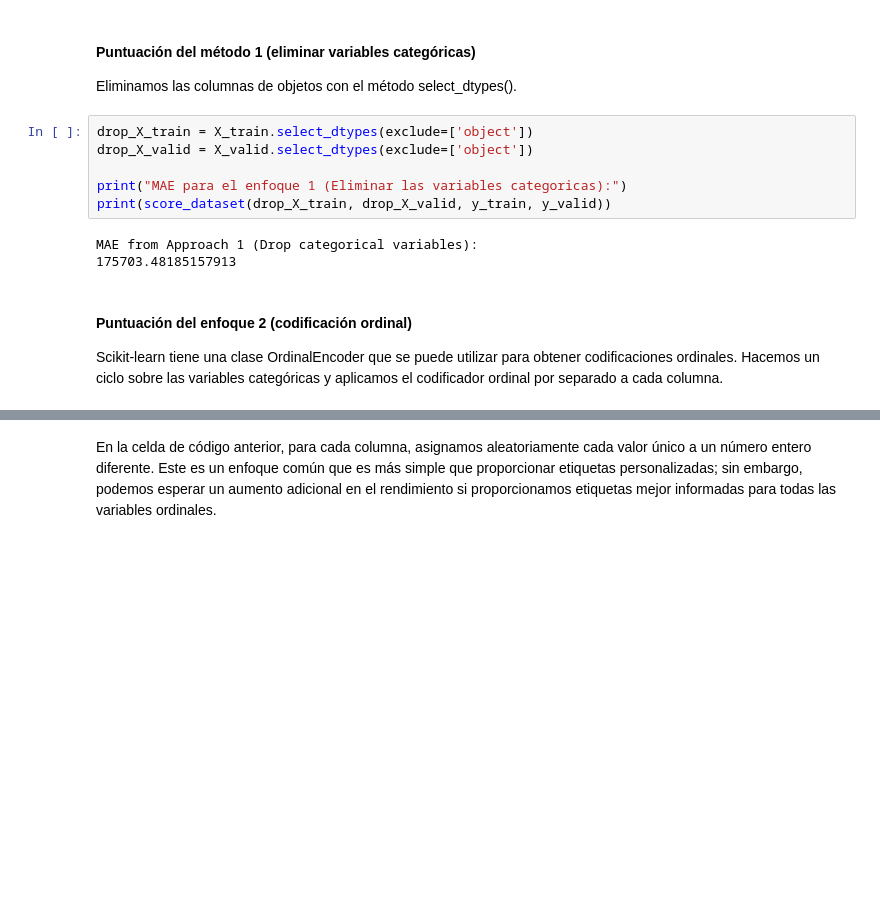
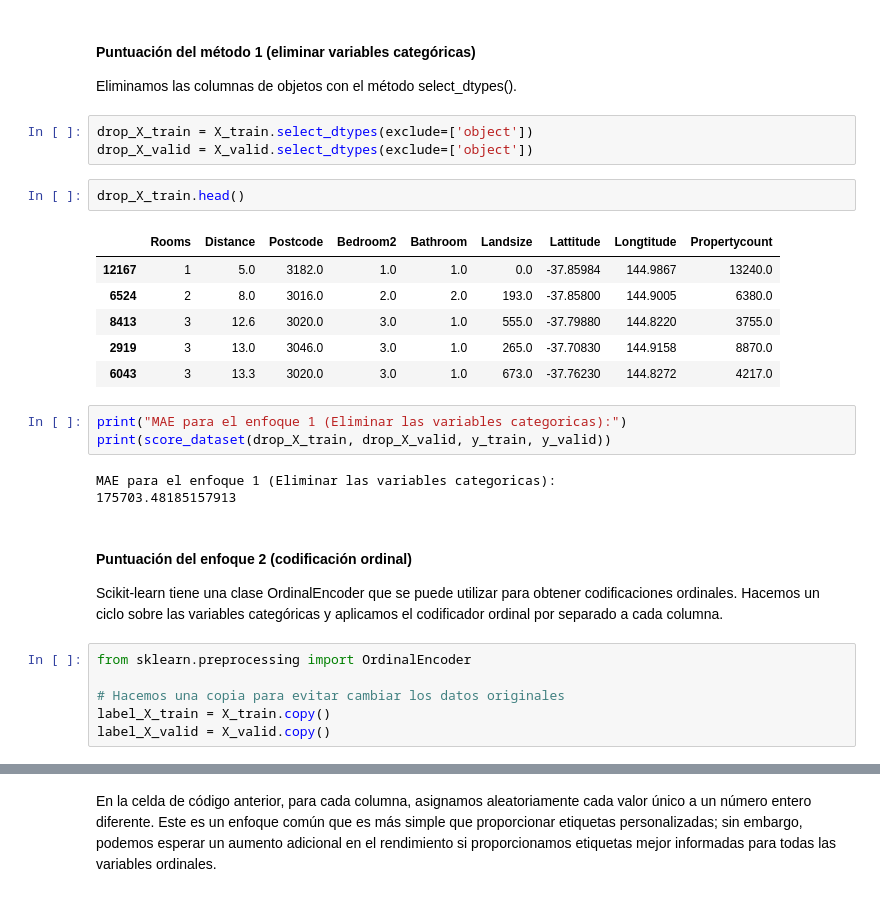
Before and after one commit to vbatiz/intro-ML, a Jupyter notebook: notebooks/IntroML_07.ipynb, the cells around one changed output, grey strips where cells are left out. Cells and saved outputs as stored; diff of their text form; blank space fills up the shorter version.

```diff
--- a/notebooks/IntroML_07.ipynb
+++ b/notebooks/IntroML_07.ipynb
@@ -142,15 +184,30 @@ def score_dataset(X_train, X_valid, y_train, y_valid):
 # %% [markdown]
 #### Puntuación del método 1 (eliminar variables categóricas)
 Eliminamos las columnas de objetos con el método select_dtypes().
+# %%
+drop_X_train = X_train.select_dtypes(exclude=['object'])
+drop_X_valid = X_valid.select_dtypes(exclude=['object'])
+# %%
+drop_X_train.head()
+# %% [output]
+|  | Rooms | Distance | Postcode | Bedroom2 | Bathroom | Landsize | Lattitude | Longtitude | Propertycount |
+| 12167 | 1 | 5.0 | 3182.0 | 1.0 | 1.0 | 0.0 | -37.85984 | 144.9867 | 13240.0 |
+| 6524 | 2 | 8.0 | 3016.0 | 2.0 | 2.0 | 193.0 | -37.85800 | 144.9005 | 6380.0 |
+| 8413 | 3 | 12.6 | 3020.0 | 3.0 | 1.0 | 555.0 | -37.79880 | 144.8220 | 3755.0 |
+| 2919 | 3 | 13.0 | 3046.0 | 3.0 | 1.0 | 265.0 | -37.70830 | 144.9158 | 8870.0 |
+| 6043 | 3 | 13.3 | 3020.0 | 3.0 | 1.0 | 673.0 | -37.76230 | 144.8272 | 4217.0 |
 # %%
-drop_X_train = X_train.select_dtypes(exclude=['object'])
-drop_X_valid = X_valid.select_dtypes(exclude=['object'])
-
 print("MAE para el enfoque 1 (Eliminar las variables categoricas):")
 print(score_dataset(drop_X_train, drop_X_valid, y_train, y_valid))
 # %% [output]
-MAE from Approach 1 (Drop categorical variables):
+MAE para el enfoque 1 (Eliminar las variables categoricas):
 175703.48185157913
 # %% [markdown]
 #### Puntuación del enfoque 2 (codificación ordinal)
 Scikit-learn tiene una clase OrdinalEncoder que se puede utilizar para obtener codificaciones ordinales. Hacemos un ciclo sobre las variables categóricas y aplicamos el codificador ordinal por separado a cada columna.
+# %%
+from sklearn.preprocessing import OrdinalEncoder
+
+# Hacemos una copia para evitar cambiar los datos originales
+label_X_train = X_train.copy()
+label_X_valid = X_valid.copy()
```
Also changed, not shown: parts of 38 cells of this notebook.
